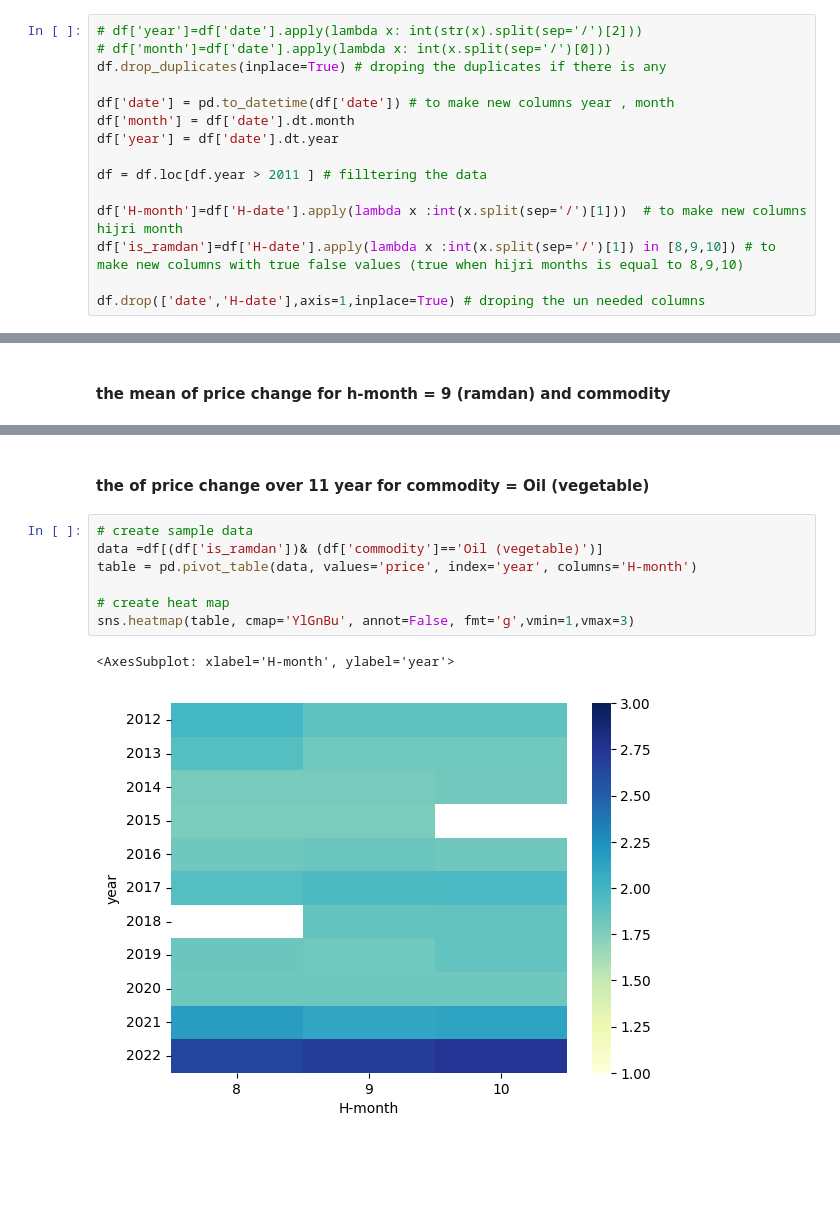
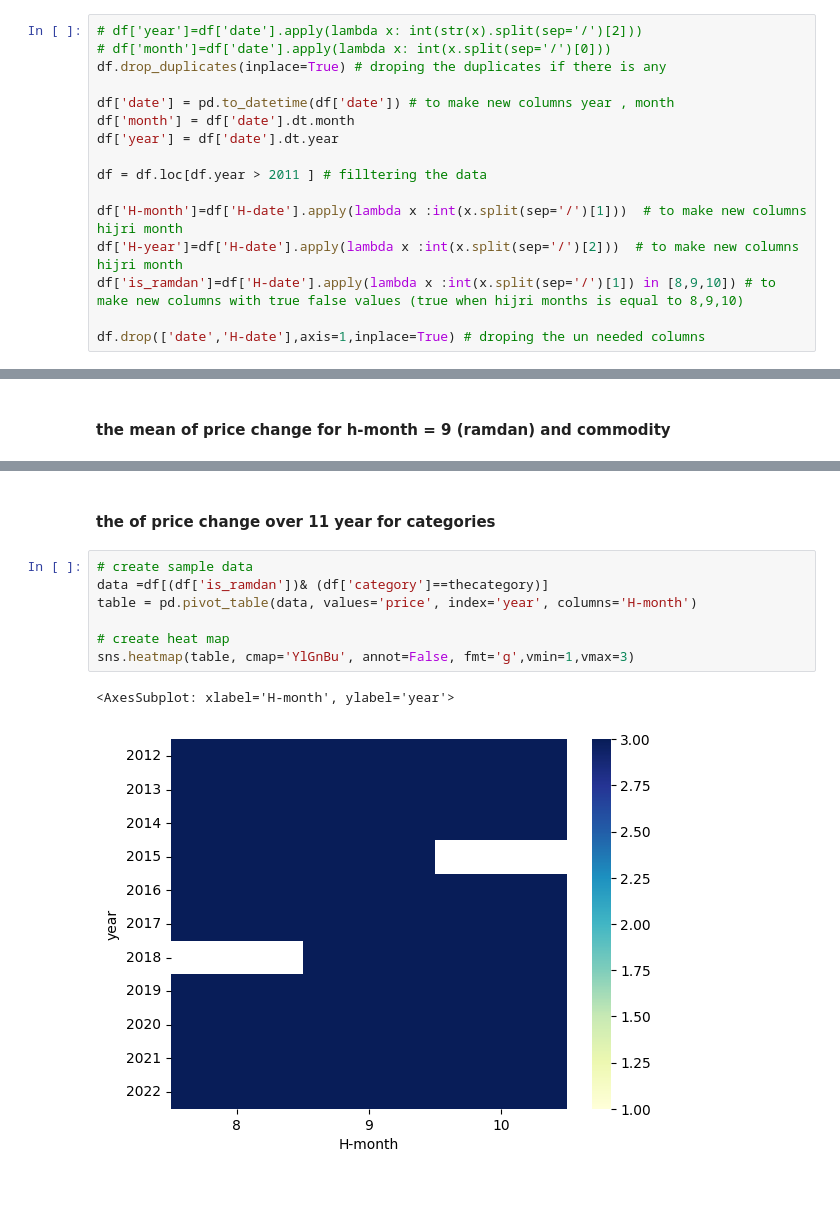
Before and after one commit to shaker113/group5_Price_Forecast, a Jupyter notebook: group_5_project.ipynb, the cells around one changed output, grey strips where cells are left out. Saved outputs shown, nothing was run; the diff lists cells and outputs as text.

```diff
--- a/group_5_project.ipynb
+++ b/group_5_project.ipynb
@@ -39,6 +77,7 @@ df['year'] = df['date'].dt.year
 df = df.loc[df.year > 2011 ] # filltering the data
 
 df['H-month']=df['H-date'].apply(lambda x :int(x.split(sep='/')[1]))  # to make new columns hijri month
+df['H-year']=df['H-date'].apply(lambda x :int(x.split(sep='/')[2]))  # to make new columns hijri month
 df['is_ramdan']=df['H-date'].apply(lambda x :int(x.split(sep='/')[1]) in [8,9,10]) # to make new columns with true false values (true when hijri months is equal to 8,9,10)
 
 df.drop(['date','H-date'],axis=1,inplace=True) # droping the un needed columns
@@ -592,15 +644,15 @@ Null hyphothesis cannot be rejected
 # %% [markdown]
-#### the of price change over 11 year for commodity = Oil (vegetable)
+#### the of price change over 11 year for categories
 # %%
 # create sample data
-data =df[(df['is_ramdan'])& (df['commodity']=='Oil (vegetable)')]
+data =df[(df['is_ramdan'])& (df['category']==thecategory)]
 table = pd.pivot_table(data, values='price', index='year', columns='H-month')
 
 # create heat map
 sns.heatmap(table, cmap='YlGnBu', annot=False, fmt='g',vmin=1,vmax=3)
 # %% [output]
 <AxesSubplot: xlabel='H-month', ylabel='year'>
-[figure, old version]
+[figure, new version]
 # %% [markdown]
 ##
 # %% [markdown]
```
Also changed, not shown: parts of 19 cells of this notebook, 1 other file.
